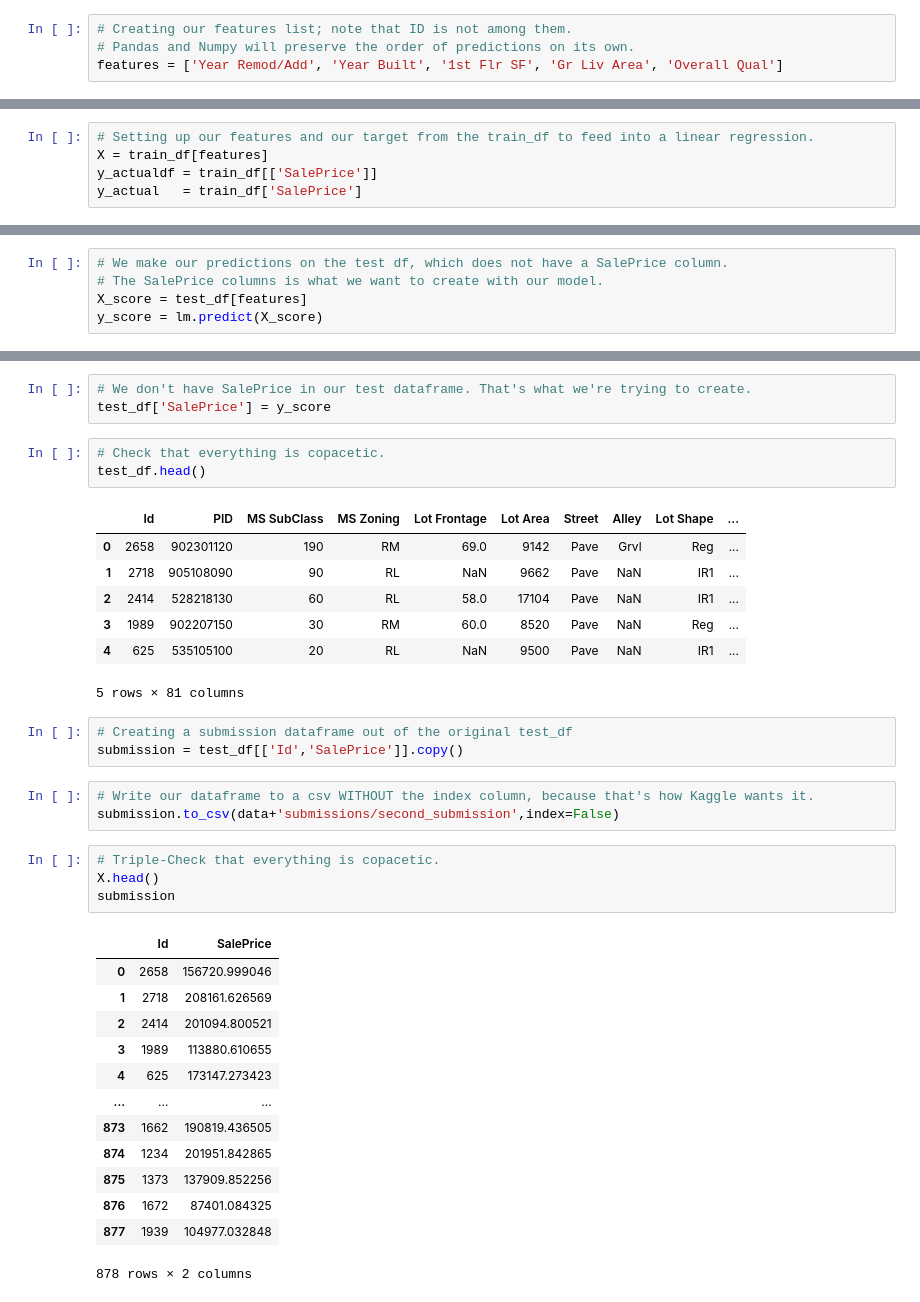
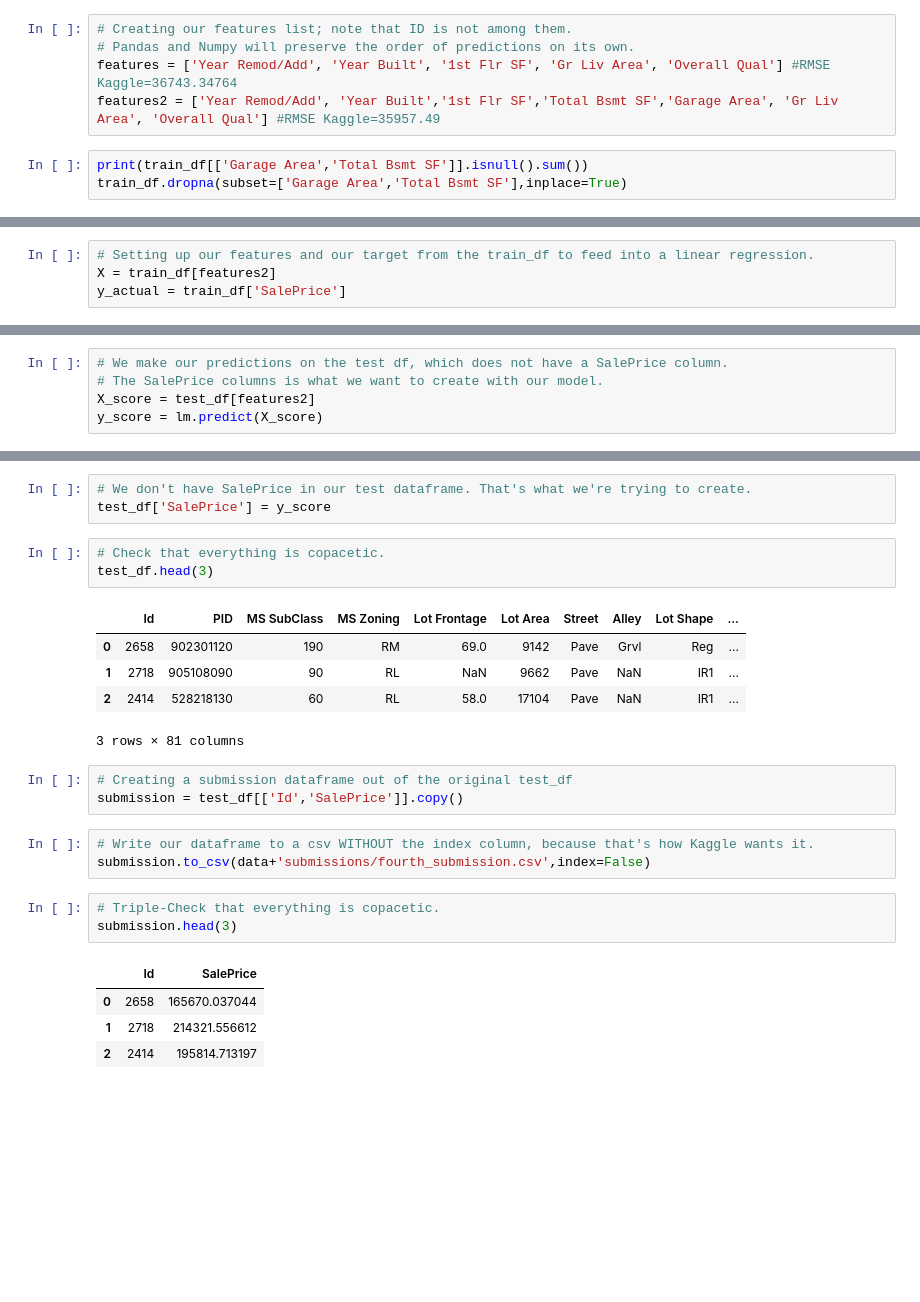
Before and after one commit to griffinbran/Real-Estate-Statistical-Modeling, a Jupyter notebook: code/06_Kaggle_Submissions.ipynb, the cells around one changed output, grey strips where cells are left out. Saved outputs shown, nothing was run; the diff lists cells and outputs as text; blank space fills up the shorter version.

```diff
--- a/code/06_Kaggle_Submissions.ipynb
+++ b/code/06_Kaggle_Submissions.ipynb
@@ -46,4 +46,8 @@ The "second_submission" includes Linear Regreesion Modeling and reflects the res
 # %%
 # Creating our features list; note that ID is not among them.
 # Pandas and Numpy will preserve the order of predictions on its own.
-features = ['Year Remod/Add', 'Year Built', '1st Flr SF', 'Gr Liv Area', 'Overall Qual']
+features = ['Year Remod/Add', 'Year Built', '1st Flr SF', 'Gr Liv Area', 'Overall Qual'] #RMSE Kaggle=36743.34764
+features2 = ['Year Remod/Add', 'Year Built','1st Flr SF','Total Bsmt SF','Garage Area', 'Gr Liv Area', 'Overall Qual'] #RMSE Kaggle=35957.49
+# %%
+print(train_df[['Garage Area','Total Bsmt SF']].isnull().sum())
+train_df.dropna(subset=['Garage Area','Total Bsmt SF'],inplace=True)
@@ -50,7 +62,6 @@ features = ['Year Remod/Add', 'Year Built', '1st Flr SF', 'Gr Liv Area', 'Overal
 # %%
 # Setting up our features and our target from the train_df to feed into a linear regression.
-X = train_df[features]
-y_actualdf = train_df[['SalePrice']]
-y_actual   = train_df['SalePrice']
+X = train_df[features2]
+y_actual = train_df['SalePrice']
 # %%
 # Check that we have an equal number of observations in our X and y.
@@ -105,7 +111,7 @@ metrics.mean_squared_error(y_actual,y_pred)**(1/2)
 # %%
 # We make our predictions on the test df, which does not have a SalePrice column.
 # The SalePrice columns is what we want to create with our model.
-X_score = test_df[features]
+X_score = test_df[features2]
 y_score = lm.predict(X_score)
 # %%
 # We have a list of predicted house prices.
@@ -134,36 +126,24 @@ array([156720.99904619, 208161.62656929, 201094.80052052, 113880.61065518,
 test_df['SalePrice'] = y_score
 # %%
 # Check that everything is copacetic.
-test_df.head()
+test_df.head(3)
 # %% [output]
 |  | Id | PID | MS SubClass | MS Zoning | Lot Frontage | Lot Area | Street | Alley | Lot Shape | ... |
 | 0 | 2658 | 902301120 | 190 | RM | 69.0 | 9142 | Pave | Grvl | Reg | ... |
 | 1 | 2718 | 905108090 | 90 | RL | NaN | 9662 | Pave | NaN | IR1 | ... |
 | 2 | 2414 | 528218130 | 60 | RL | 58.0 | 17104 | Pave | NaN | IR1 | ... |
-| 3 | 1989 | 902207150 | 30 | RM | 60.0 | 8520 | Pave | NaN | Reg | ... |
-| 4 | 625 | 535105100 | 20 | RL | NaN | 9500 | Pave | NaN | IR1 | ... |
-5 rows × 81 columns
+3 rows × 81 columns
 # %%
 # Creating a submission dataframe out of the original test_df
 submission = test_df[['Id','SalePrice']].copy()
 # %%
 # Write our dataframe to a csv WITHOUT the index column, because that's how Kaggle wants it.
-submission.to_csv(data+'submissions/second_submission',index=False)
+submission.to_csv(data+'submissions/fourth_submission.csv',index=False)
 # %%
 # Triple-Check that everything is copacetic.
-X.head()
-submission
+submission.head(3)
 # %% [output]
 |  | Id | SalePrice |
-| 0 | 2658 | 156720.999046 |
-| 1 | 2718 | 208161.626569 |
-| 2 | 2414 | 201094.800521 |
-| 3 | 1989 | 113880.610655 |
-| 4 | 625 | 173147.273423 |
-| ... | ... | ... |
-| 873 | 1662 | 190819.436505 |
-| 874 | 1234 | 201951.842865 |
-| 875 | 1373 | 137909.852256 |
-| 876 | 1672 | 87401.084325 |
-| 877 | 1939 | 104977.032848 |
+| 0 | 2658 | 165670.037044 |
+| 1 | 2718 | 214321.556612 |
+| 2 | 2414 | 195814.713197 |
-878 rows × 2 columns
```
Also changed, not shown: parts of 8 cells of this notebook, 6 other files.
